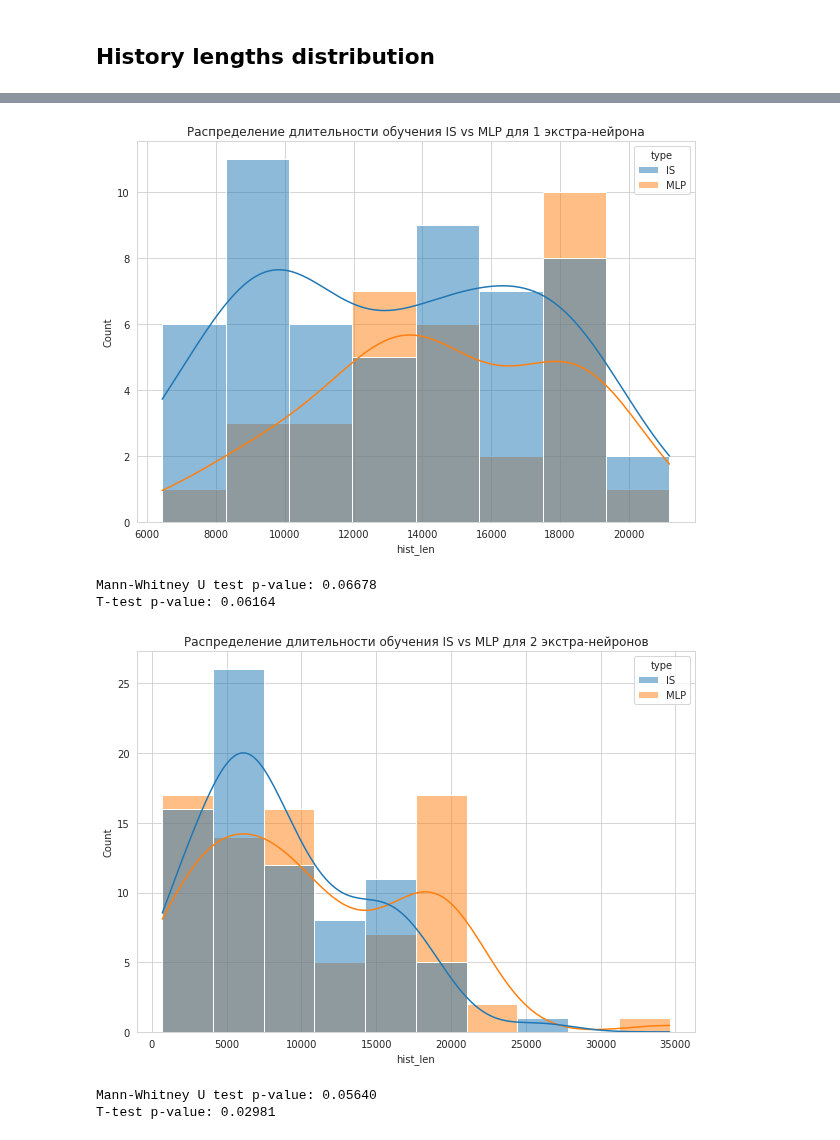
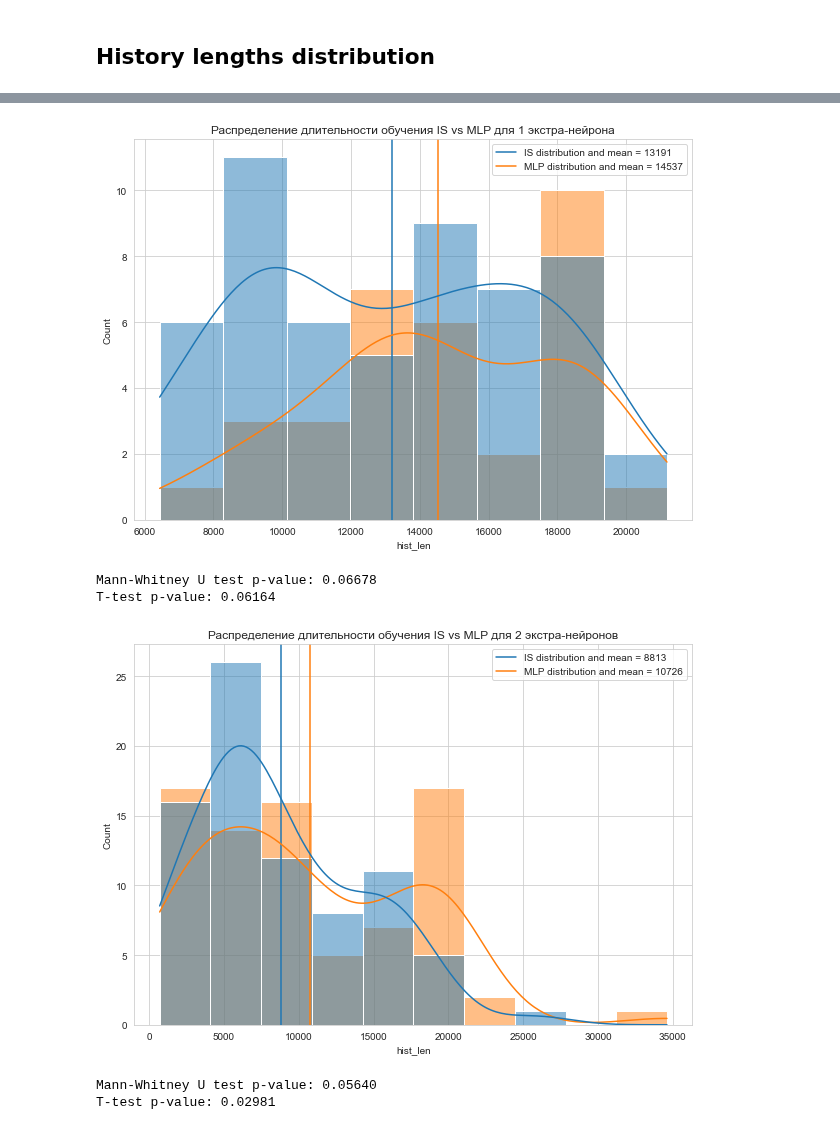
Before and after one commit to skolpin/neuro-boolean-research, a Jupyter notebook: xor_4_analisys.ipynb, the cells around one changed output, grey strips where cells are left out. Drawn from its saved outputs; the diff is of its cells as text; code cells hidden in the pictures.

```diff
--- a/xor_4_analisys.ipynb
+++ b/xor_4_analisys.ipynb
@@ -192,3 +197,12 @@ for i in range(len(filenames)):
 distr_df = pd.DataFrame(data={'hist_len': hist_len,
                               'extra': extra,
                               'type': alg_types})
+# %%
+means = distr_df.groupby(by=['extra','type']).agg(['mean'])
+is_mean_1_extra = means.iloc[0,0]
+mlp_mean_1_extra = means.iloc[1,0]
+is_mean_2_extra = means.iloc[2,0]
+mlp_mean_2_extra = means.iloc[3,0]
+is_mean_3_extra = means.iloc[4,0]
+mlp_mean_3_extra = means.iloc[5,0]
+means
@@ -211,11 +235,15 @@ plt.show()
 # %%
 sns.set_style("whitegrid")
 plt.figure(figsize=(10,7))
 plt.title('Распределение длительности обучения IS vs MLP для 1 экстра-нейрона')
+plt.axvline(is_mean_1_extra, color='tab:blue', label=f'IS distribution and mean = {is_mean_1_extra:.0f}')
+plt.axvline(mlp_mean_1_extra, color='tab:orange', label=f'MLP distribution and mean = {mlp_mean_1_extra:.0f}')
 sns.histplot(distr_df[distr_df['extra'] == 1], x='hist_len', hue='type', kde=True)
+plt.legend()
+plt.savefig(results_path+'lengths_distribution_1_extra.png', dpi=300)
 plt.show()
 # %% [output]
-[figure, old version]
+[figure, new version]
 # %%
 len_is_1 = distr_df[(distr_df['extra'] == 1) & (distr_df['type'] == "IS")]['hist_len'].values
 len_mlp_1 = distr_df[(distr_df['extra'] == 1) & (distr_df['type'] == "MLP")]['hist_len'].values
@@ -229,10 +257,14 @@ T-test p-value: 0.06164
 sns.set_style("whitegrid")
 plt.figure(figsize=(10,7))
 plt.title('Распределение длительности обучения IS vs MLP для 2 экстра-нейронов')
+plt.axvline(is_mean_2_extra, color='tab:blue', label=f'IS distribution and mean = {is_mean_2_extra:.0f}')
+plt.axvline(mlp_mean_2_extra, color='tab:orange', label=f'MLP distribution and mean = {mlp_mean_2_extra:.0f}')
 sns.histplot(distr_df[distr_df['extra'] == 2], x='hist_len', hue='type', kde=True)
+plt.legend()
+plt.savefig(results_path+'lengths_distribution_2_extra.png', dpi=300)
 plt.show()
 # %% [output]
-[figure, old version]
+[figure, new version]
 # %%
 len_is_2 = distr_df[(distr_df['extra'] == 2) & (distr_df['type'] == "IS")]['hist_len'].values
 len_mlp_2 = distr_df[(distr_df['extra'] == 2) & (distr_df['type'] == "MLP")]['hist_len'].values
```
Also changed, not shown: parts of 51 cells of this notebook, 13 other files.
